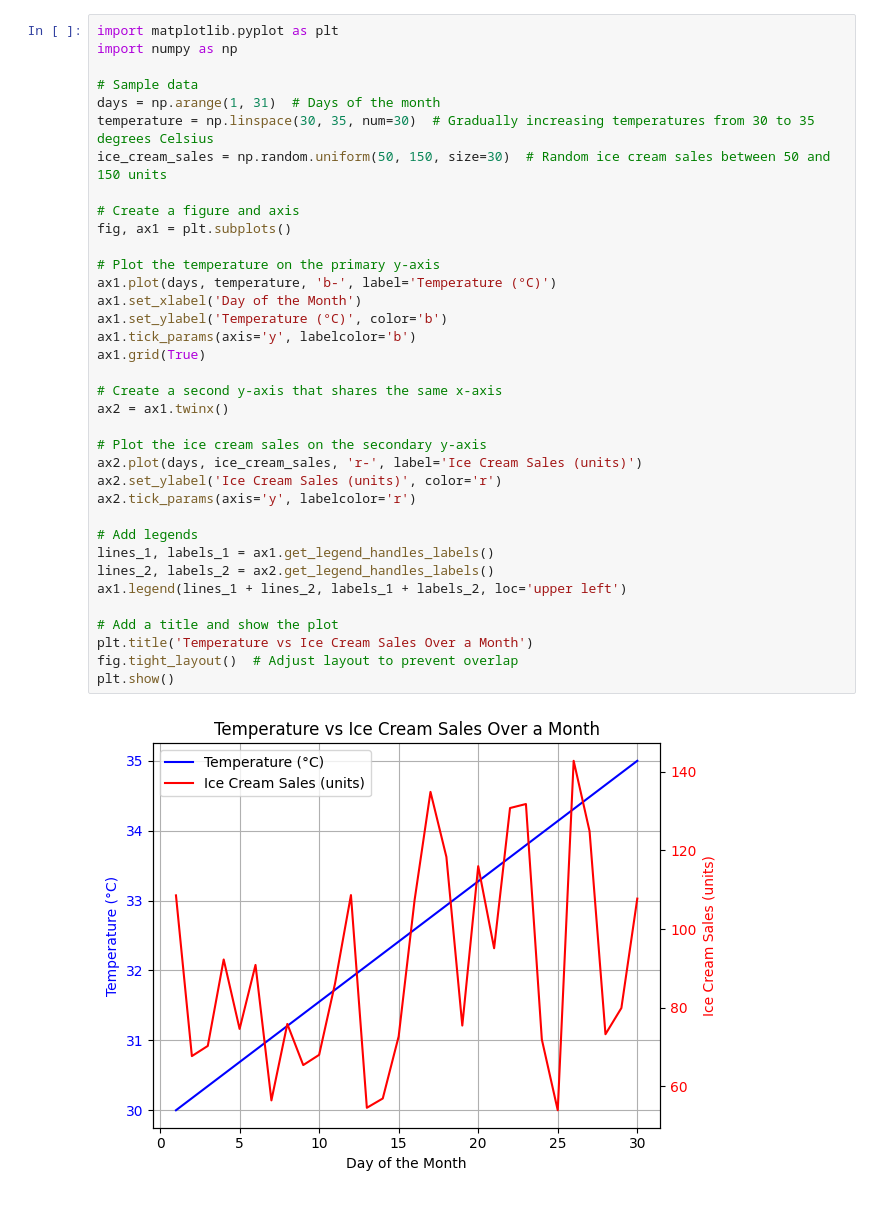
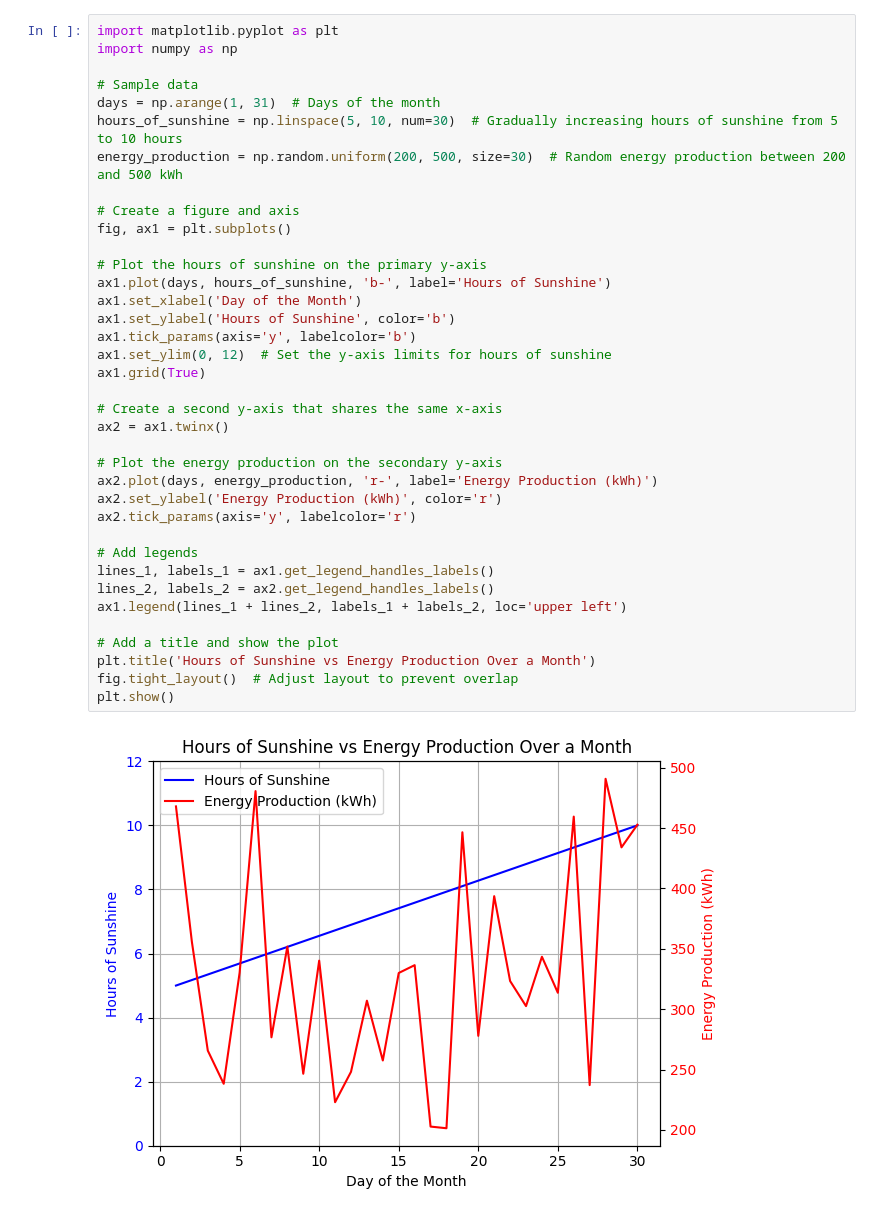
Before and after one commit to Suraj6013/Brainy_beam_tasks, a Jupyter notebook: Task 1/test.ipynb, the cells around one changed output. Saved outputs shown, nothing was run; the diff lists cells and outputs as text.

```diff
--- a/Task 1/test.ipynb
+++ b/Task 1/test.ipynb
@@ -1,38 +3,39 @@
 # %%
 import matplotlib.pyplot as plt
 import numpy as np
 
 # Sample data
 days = np.arange(1, 31)  # Days of the month
-temperature = np.linspace(30, 35, num=30)  # Gradually increasing temperatures from 30 to 35 degrees Celsius
-ice_cream_sales = np.random.uniform(50, 150, size=30)  # Random ice cream sales between 50 and 150 units
+hours_of_sunshine = np.linspace(5, 10, num=30)  # Gradually increasing hours of sunshine from 5 to 10 hours
+energy_production = np.random.uniform(200, 500, size=30)  # Random energy production between 200 and 500 kWh
 
 # Create a figure and axis
 fig, ax1 = plt.subplots()
 
-# Plot the temperature on the primary y-axis
-ax1.plot(days, temperature, 'b-', label='Temperature (°C)')
+# Plot the hours of sunshine on the primary y-axis
+ax1.plot(days, hours_of_sunshine, 'b-', label='Hours of Sunshine')
 ax1.set_xlabel('Day of the Month')
-ax1.set_ylabel('Temperature (°C)', color='b')
+ax1.set_ylabel('Hours of Sunshine', color='b')
 ax1.tick_params(axis='y', labelcolor='b')
+ax1.set_ylim(0, 12)  # Set the y-axis limits for hours of sunshine
 ax1.grid(True)
 
 # Create a second y-axis that shares the same x-axis
 ax2 = ax1.twinx()
 
-# Plot the ice cream sales on the secondary y-axis
-ax2.plot(days, ice_cream_sales, 'r-', label='Ice Cream Sales (units)')
-ax2.set_ylabel('Ice Cream Sales (units)', color='r')
+# Plot the energy production on the secondary y-axis
+ax2.plot(days, energy_production, 'r-', label='Energy Production (kWh)')
+ax2.set_ylabel('Energy Production (kWh)', color='r')
 ax2.tick_params(axis='y', labelcolor='r')
 
 # Add legends
 lines_1, labels_1 = ax1.get_legend_handles_labels()
 lines_2, labels_2 = ax2.get_legend_handles_labels()
 ax1.legend(lines_1 + lines_2, labels_1 + labels_2, loc='upper left')
 
 # Add a title and show the plot
-plt.title('Temperature vs Ice Cream Sales Over a Month')
+plt.title('Hours of Sunshine vs Energy Production Over a Month')
 fig.tight_layout()  # Adjust layout to prevent overlap
 plt.show()
 # %% [output]
-[figure, old version]
+[figure, new version]
```
Also changed, not shown: parts of 1 cell of this notebook.
